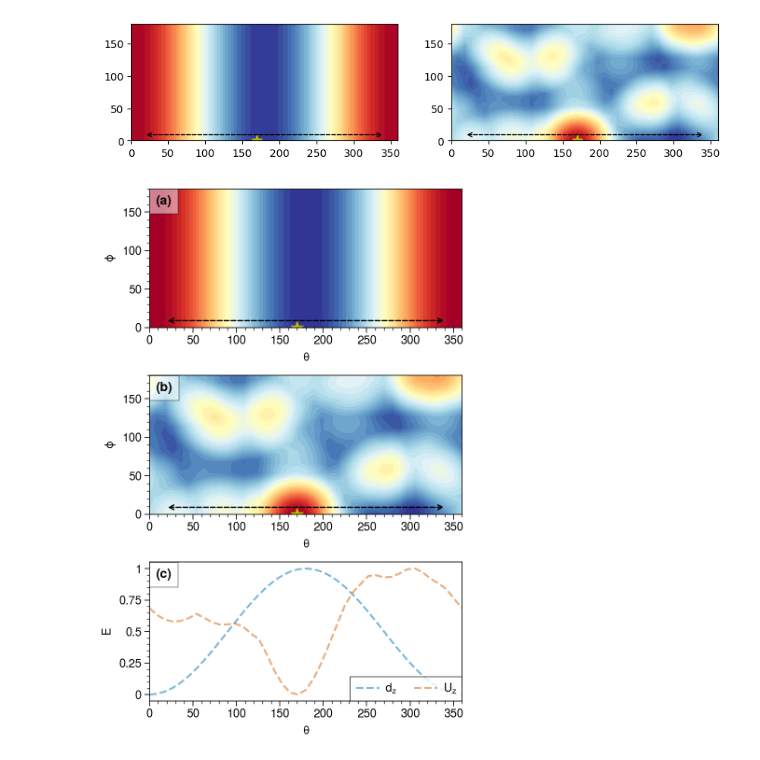
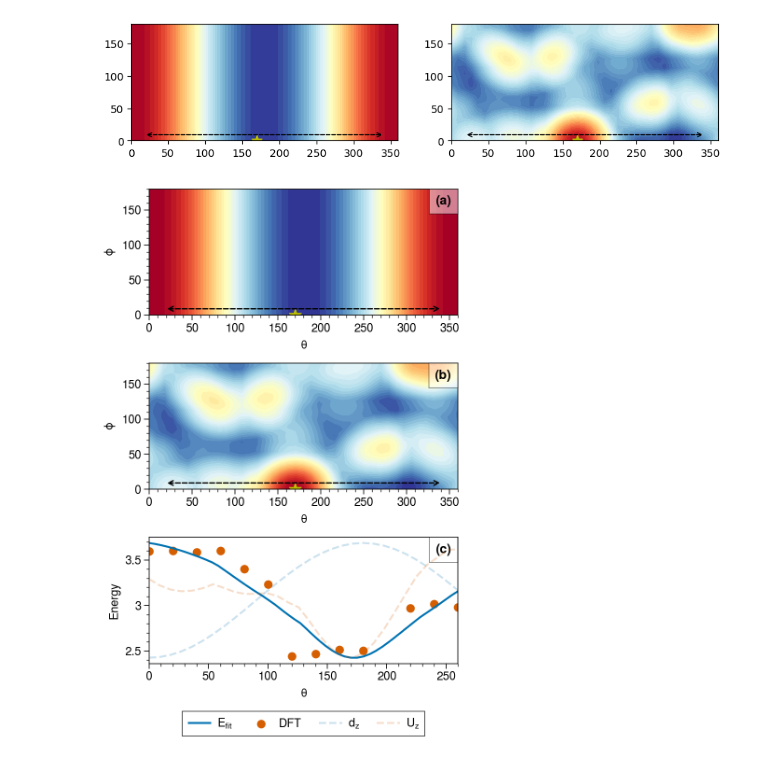
Before and after one commit to santoshkumarradha/spin-model-perovskite, a Jupyter notebook: notebooks/U-potential.ipynb, the cells around one changed output. Cells and saved outputs as stored; diff of their text form; code cells hidden in the pictures.

Commit message:
added the multi line figure

```diff
--- a/notebooks/U-potential.ipynb
+++ b/notebooks/U-potential.ipynb
@@ -92,28 +124,51 @@ for i in ax:
 # %%
 import proplot as pplt
 pplt.rc.reset()
 pplt.rc.update(grid=False, titleloc='uc')
 fig, ax = pplt.subplots([[1],[2],[3]],share=False,figsize=(4,6))
 fig.patch.set_facecolor('w')
 ax.format(
-    abc='(a)', abcloc='upper left',abcbbox=True
+    abc='(a)', abcloc='upper right',abcbbox=True
 )
 
 ax[0].contourf(t,p,dipole_z,cmap="RdYlBu",N=40)
 ax[:2].format(ylabel="$\\phi$")
 ax[1].contourf(t,p,LJpotential(1,1).T,cmap="RdYlBu",N=40)
 ax[:2].format(xlabel="$\\theta$")
 
 def min_max_scale(data):
     return (data-np.min(data))/(np.max(data)-np.min(data))
 
-ax[2].plot(t,min_max_scale(dipole_z[0]),label="$d_z$",alpha=0.5,ls="--")
-ax[2].plot(t,min_max_scale(LJpotential(1,1).T[0]),label="$U_z$",alpha=0.5,ls="--")
-ax[2].legend(loc="lower right")
-ax[2].format(xlabel="$\\theta$",ylabel="$E$")
+
+
+xnew=np.linspace(0.1,x[-1],50)
+dznew=np.array([get_mean_distance_angle(theta=i,phi=0) for i in xnew])
+uznew=min_max_scale([Uz(i,0) for i in np.deg2rad(xnew)])
+m=[]
+
+[beta,eps,r0]=res.x
+fitted_curve=-uznew+eps*((r0/dznew)**12 - (r0/dznew)**6)+beta
+r=ax[2].plot(xnew,fitted_curve,label="$E_{fit}$")
+m.append(r)
+
+r=ax[2].scatter(x,y1,label="DFT")
+m.append(r)
+ax[2].format(xlabel="$\\theta$",ylabel="Energy")
+
+axnew=ax[2].twinx()
+r=axnew.plot(t,min_max_scale(dipole_z[0]),label="$d_z$",alpha=0.2,ls="--")
+m.append(r)
+r=axnew.plot(t,min_max_scale(LJpotential(1,1).T[0]),label="$U_z$",alpha=0.2,ls="--")
+m.append(r)
+axnew.format( yticks='null')
+axnew.format(xlim=(0,x[-1]))
+
+fig.legend(m, ncols=4, frame=True, loc='b')
 for i in ax[:2]:
     i.annotate('', xy=(.95, 0.05), xycoords='axes fraction', xytext=(.05, 0.05),
             arrowprops=dict(arrowstyle="<->", color='k',lw=1,ls="--"))
     i.scatter(170,0,s=100,marker="*",color="y")
+
+plt.savefig("../figures/fitted_curve.png",dpi=300)
 # %% [output]
-[figure, old version]
+[figure, new version]
```
Also changed, not shown: parts of 2 cells of this notebook, 2 other files.
